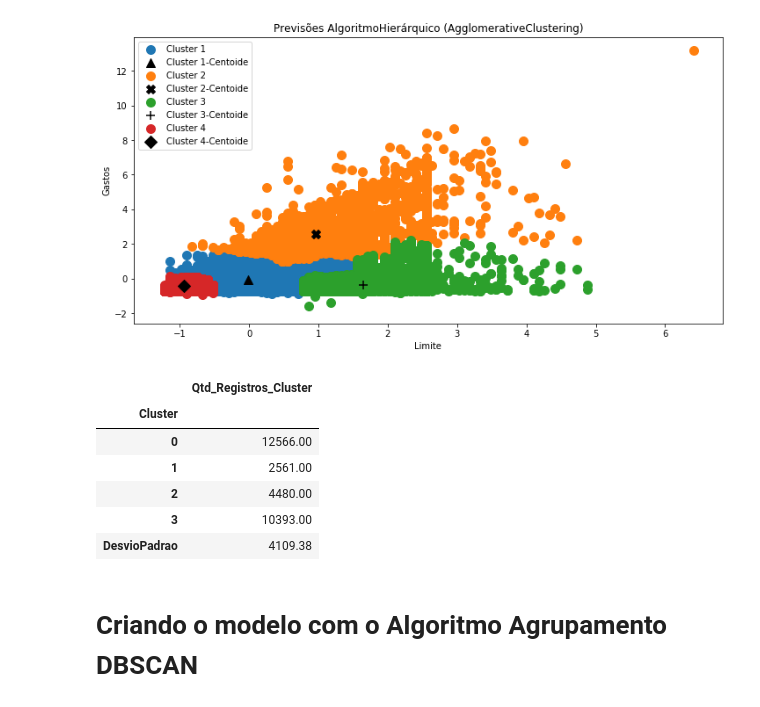
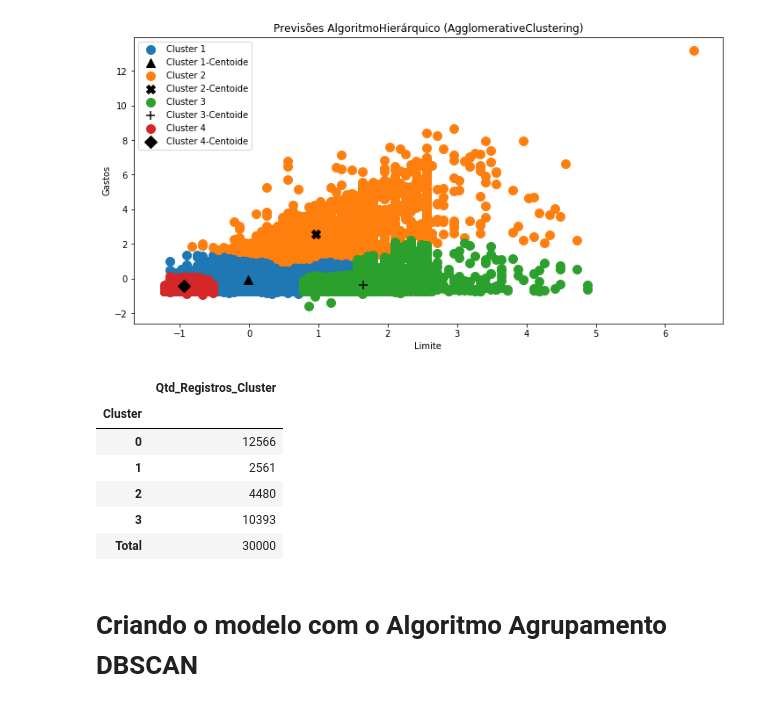
Before and after one commit to charlessodre/Charles_Estudo_Algoritmos_Agrupamento, a Jupyter notebook: Estudo_Algoritmos_Agrupamento/estudo_algoritmos_agrupamento.ipynb, the cells around one changed output. Cells and saved outputs as stored; diff of their text form; code cells hidden in the pictures.

```diff
--- a/Estudo_Algoritmos_Agrupamento/estudo_algoritmos_agrupamento.ipynb
+++ b/Estudo_Algoritmos_Agrupamento/estudo_algoritmos_agrupamento.ipynb
@@ -198,24 +198,24 @@ plota_graficos_clusters(atributos ,previsoes_aghier, 'Hierárquico (Agglomerativ
 # %%
 # Cria um Dataframe com a quantidade de registros de cada Cluster.
 
 unicos, quantidade = np.unique(previsoes_aghier, return_counts = True)
 df_aghier = pd.DataFrame(data=quantidade, index=unicos, columns=['Qtd_Registros_Cluster'] )
 
-# Cria a linha com o cáculo do Desvio Padrão
-df_desvioPadrao = pd.DataFrame(data=[round(df_aghier.Qtd_Registros_Cluster.values.std(),2)], index=['DesvioPadrao'], columns=df_aghier.columns)
+# Cria a linha com o cáculo do Total de Registros
+df_Total = pd.DataFrame(data=[round(df_aghier.Qtd_Registros_Cluster.values.sum(),2)], index=['Total'], columns=df_aghier.columns)
 
-# Adiciona a linha do Desvio Padrão no Dataframe
-df_aghier = df_aghier.append(df_desvioPadrao)
+# Adiciona a linha do Total no Dataframe
+df_aghier = df_aghier.append(df_Total)
 df_aghier.index.name = 'Cluster'
 df_aghier
 # %% [output]
 |  | Qtd_Registros_Cluster |
 | Cluster |  |
-| 0 | 12566.00 |
-| 1 | 2561.00 |
-| 2 | 4480.00 |
-| 3 | 10393.00 |
-| DesvioPadrao | 4109.38 |
+| 0 | 12566 |
+| 1 | 2561 |
+| 2 | 4480 |
+| 3 | 10393 |
+| Total | 30000 |
 # %% [markdown]
 # Criando o modelo com o Algoritmo Agrupamento DBSCAN
 # %%
```
Also changed, not shown: parts of 6 cells of this notebook.
